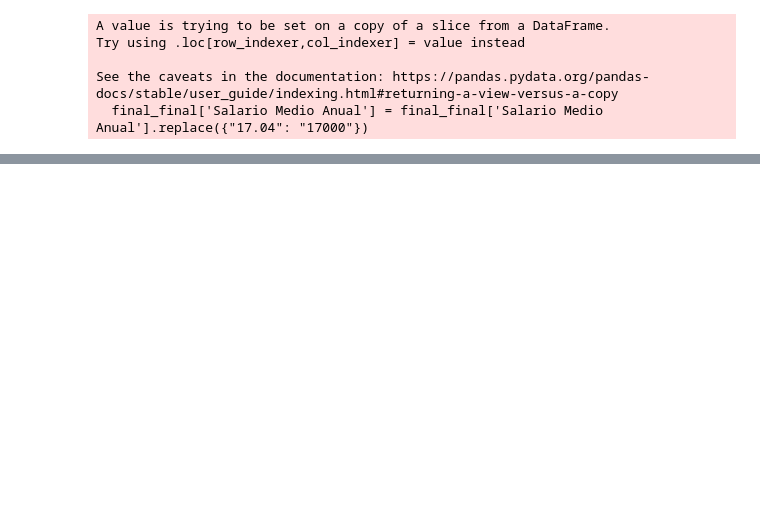
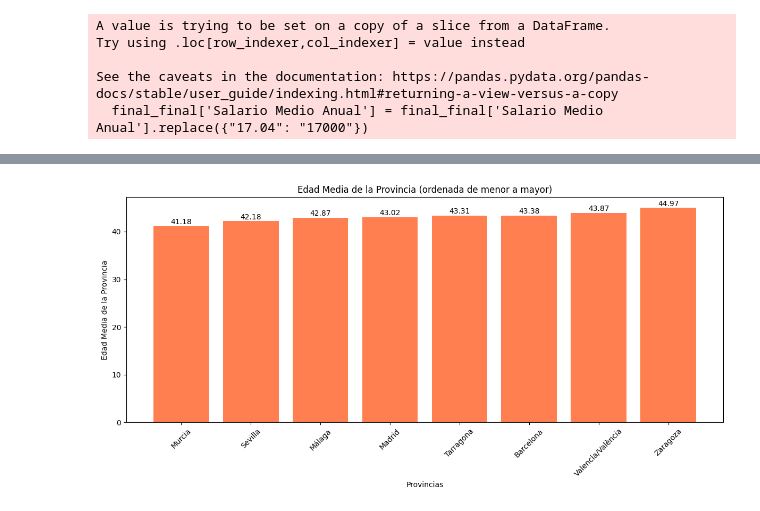
Before and after one commit to Noelia0708/Creacion-Parque-Atracciones, a Jupyter notebook: Proyecto_Parque_Atracciones.ipynb, the cells around one changed output, grey strips where cells are left out. Saved outputs shown, nothing was run; the diff lists cells and outputs as text; code cells hidden in the pictures; blank space fills up the shorter version.

```diff
--- a/Proyecto_Parque_Atracciones.ipynb
+++ b/Proyecto_Parque_Atracciones.ipynb
@@ -353,0 +492,25 @@ top_20_salarios
+# %%
+import pandas as pd
+import matplotlib.pyplot as plt
+
+# Supongamos que 'df' es tu DataFrame con los datos ya cargados
+
+# Ordenar el DataFrame por 'Edad Media de la Provincia'e
+edad_media_baja = provincias_jovenes.sort_values(by='Edad Media de la Provincia')
+
+plt.figure(figsize=(12,6))
+bars = plt.bar(edad_media_baja['Provincias'], edad_media_baja['Edad Media de la Provincia'], color='coral')
+
+# Añadir valores encima de cada barra
+for bar in bars:
+    height = bar.get_height()
+    plt.text(bar.get_x() + bar.get_width()/2, height + 0.1, f'{height:.2f}', ha='center', va='bottom')
+
+plt.xlabel('Provincias')
+plt.ylabel('Edad Media de la Provincia')
+plt.title('Edad Media de la Provincia (ordenada de menor a mayor)')
+plt.xticks(rotation=45)
+plt.tight_layout()
+plt.show()
+# %% [output]
+[figure, added]
```
Also changed, not shown: parts of 18 cells of this notebook, 2 other files.
